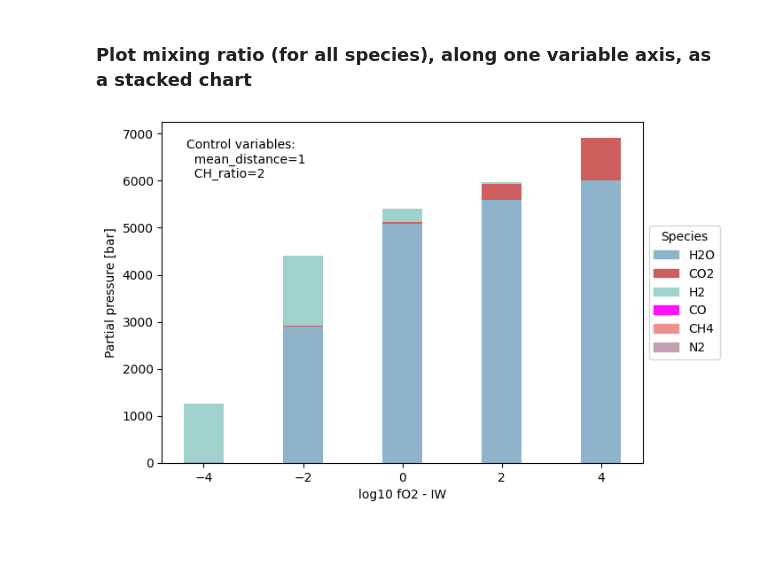
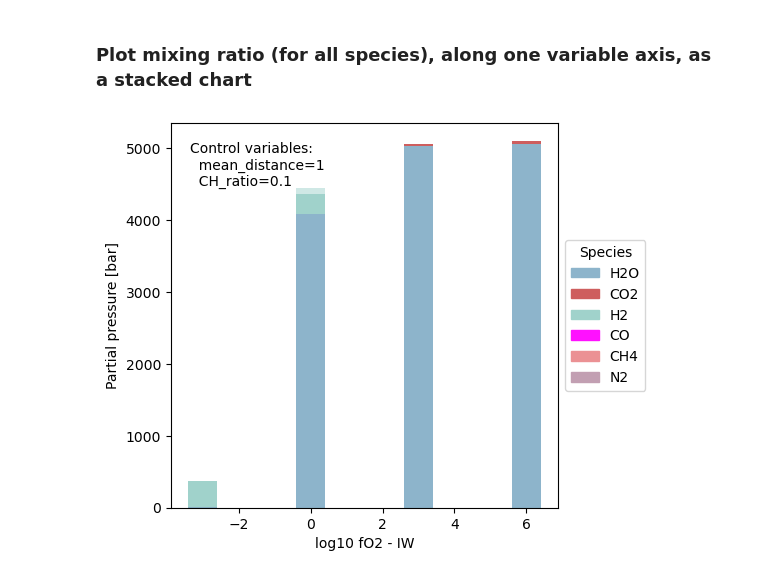
Before and after one commit to nichollsh/proteus_analysis, a Jupyter notebook: composition_bars.ipynb, the cells around one changed output. Drawn from its saved outputs; the diff is of its cells as text; code cells hidden in the pictures; blank space fills up the shorter version.

Commit message:
Fixed bug due to unsorted files. Reworked variable access

```diff
--- a/composition_bars.ipynb
+++ b/composition_bars.ipynb
@@ -9,5 +9,5 @@ import numpy as np
 import utils.load_grid as lg
 from utils.load_cmaps import *
 # %%
-pgrid_dir = "data/scratch/pgrid_earth_gridtest_3"
+pgrid_dir = "data/shared/pgrid_earth_gridtest_14"
 cases = lg.get_cases(pgrid_dir)
@@ -41,0 +14,12 @@ for v in lg.volatile_species:
+# %%
+# Collect netcdf files
+stts = lg.get_statuses(pgrid_dir)
+# endt, endp, endn = lg.load_netcdfs_end(cases)
+
+# Configuration variables
+cvars = lg.load_cvars(cases)
+
+# Helpfiles
+helps, hvars = lg.load_helpfiles(cases)
+
+print("Done")
@@ -166,15 +155,12 @@ def make_bars_by_axis(x,x_lbl, control, plot_controls=False):
         print("WARNING: No data left after applying control variables!")
         return
 
-    b_plt = np.invert(g_plt)
+    fig,ax = plt.subplots(1,1, figsize=(5,5))
 
-    fig,ax = plt.subplots(1,1, figsize=(7,5))
-
-    # Check volatiles are present
     present = np.full(len(lg.volatile_species), False)
     for j,v in enumerate(lg.volatile_species):
         for i in range(len(x_plt)):
-            r = np.amax(cvars[v+"_surf"][c_plt[i]])
+            r = lg.access_hvars(hvars,v+"_atm_bar",-1)[c_plt[i]]
             if r > 1.0e-30:
                 present[j] = True
 
@@ -185,7 +171,7 @@ def make_bars_by_axis(x,x_lbl, control, plot_controls=False):
             continue
         vmr = []
         for i in range(len(x_plt)):
-            vmr.append(cvars[v+"_surf"][c_plt[i]][-1])
+            vmr.append(lg.access_hvars(hvars,v+"_atm_bar",-1)[c_plt[i]])
         ax.bar(x_plt, vmr, bottom=vmr_last, color=lg.volatile_colors[v], label=v)
         vmr_last += vmr
 
@@ -213,10 +199,10 @@ def make_bars_by_axis(x,x_lbl, control, plot_controls=False):
 # %%
 # Variables
 x = cvars["fO2_shift_IW"];  x_lbl = "log10 fO2 - IW"
-control = {"mean_distance":1.0, "CH_ratio":2.0}
+control = {"mean_distance":1.0, "CH_ratio":0.1}
 
 plot_controls = True
 
 make_bars_by_axis(x,x_lbl,control, plot_controls=plot_controls)
 # %% [output]
-[figure, old version]
+[figure, new version]
```
Also changed, not shown: parts of 4 cells of this notebook, 3 other files.
